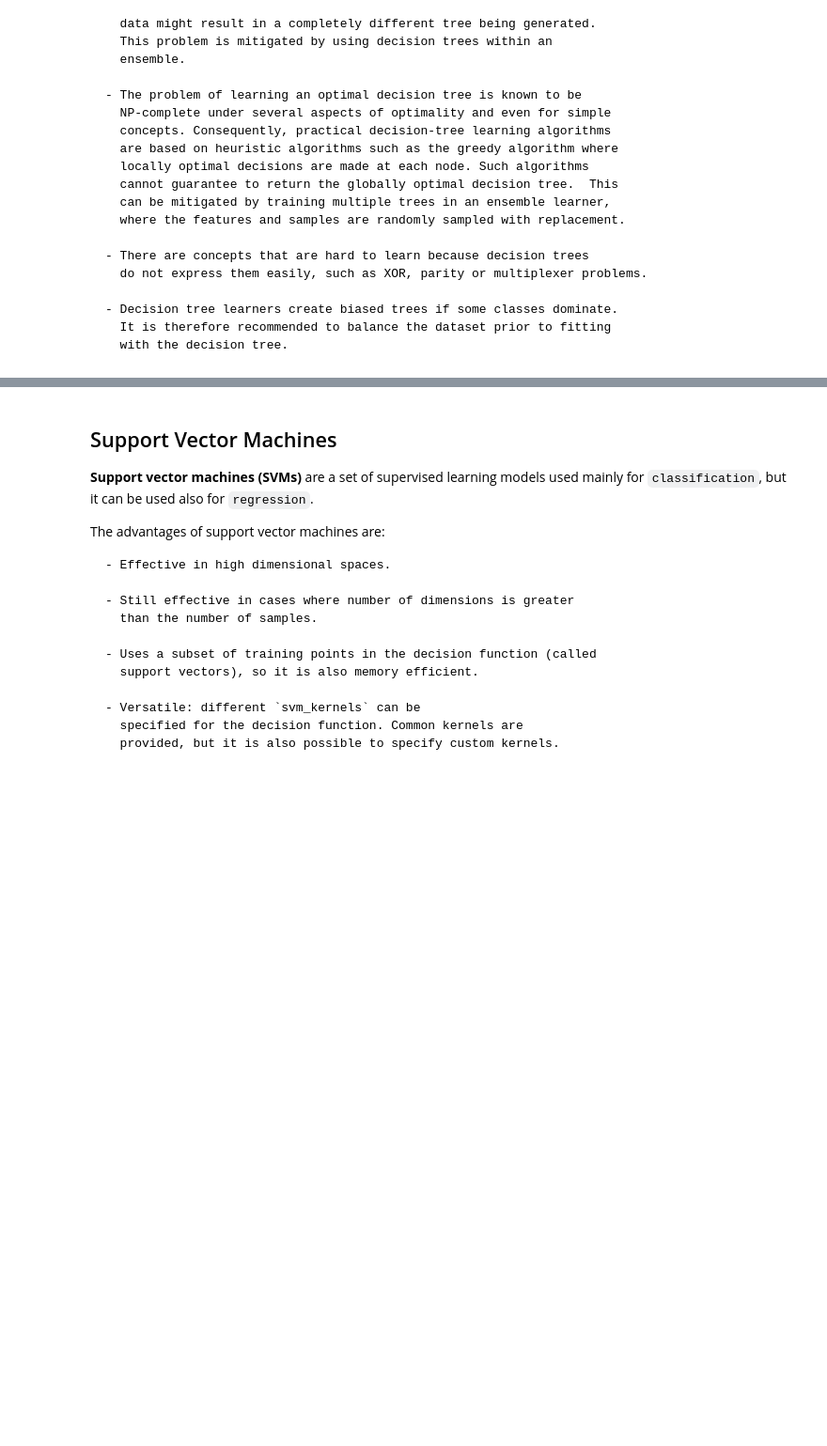
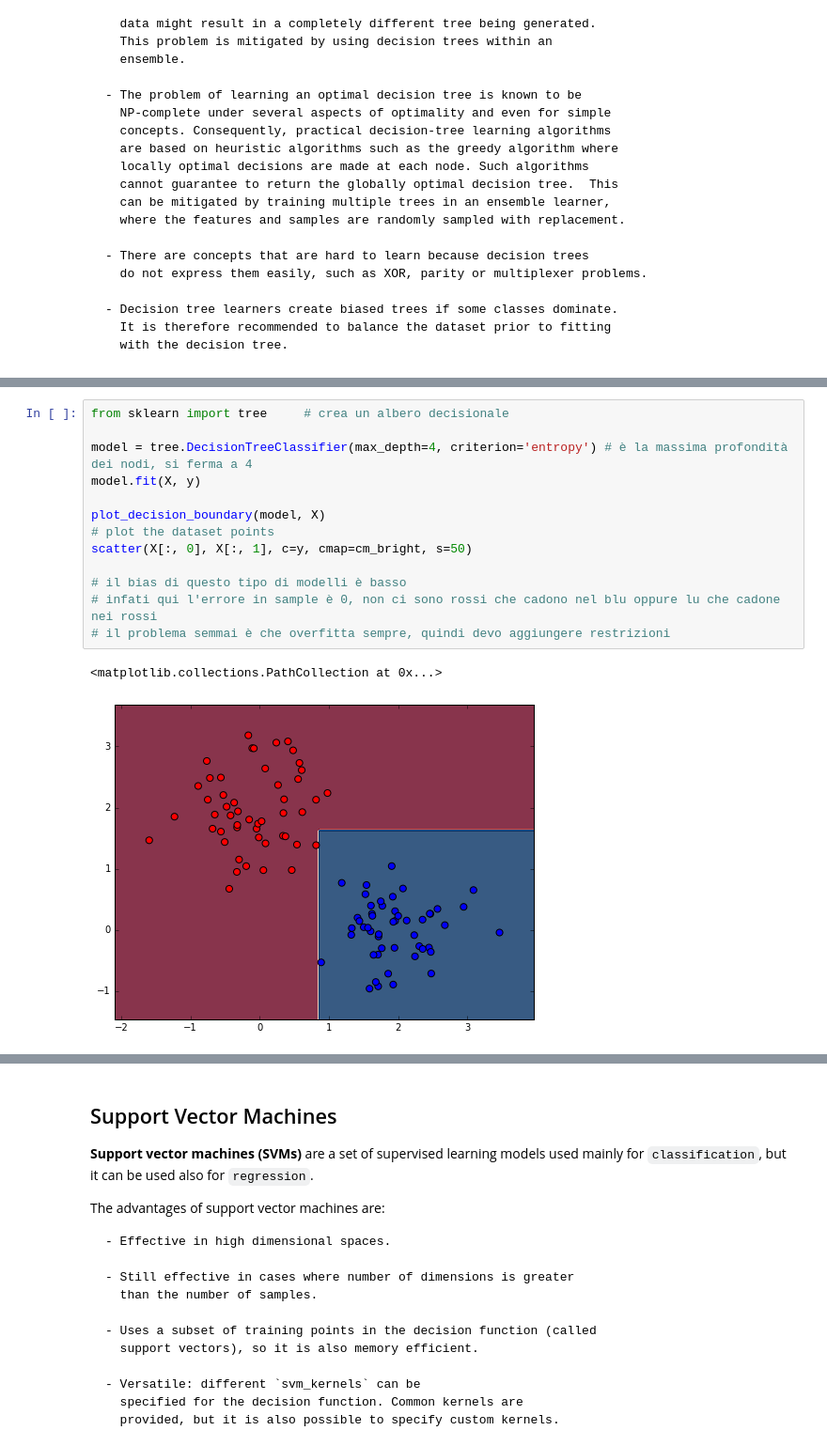
Before and after one commit to giuliacarletti/BigDive, a Jupyter notebook: datascience/ml/ML2-Classifiers_Lezione_11_nov_2016.ipynb, the cells around one changed output, grey strips where cells are left out. Shown at 94% size. Saved outputs shown, nothing was run; the diff lists cells and outputs as text; blank space fills up the shorter version.

```diff
--- a/datascience/ml/ML2-Classifiers_Lezione_11_nov_2016.ipynb
+++ b/datascience/ml/ML2-Classifiers_Lezione_11_nov_2016.ipynb
@@ -230,0 +413,16 @@ scatter(X[:, 0], X[:, 1], c=y, cmap=cm_bright, s=50)
+# %%
+from sklearn import tree     # crea un albero decisionale
+
+model = tree.DecisionTreeClassifier(max_depth=4, criterion='entropy') # è la massima profondità dei nodi, si ferma a 4
+model.fit(X, y)
+
+plot_decision_boundary(model, X)
+# plot the dataset points
+scatter(X[:, 0], X[:, 1], c=y, cmap=cm_bright, s=50)
+
+# il bias di questo tipo di modelli è basso
+# infati qui l'errore in sample è 0, non ci sono rossi che cadono nel blu oppure lu che cadone nei rossi
+# il problema semmai è che overfitta sempre, quindi devo aggiungere restrizioni
+# %% [output]
+<matplotlib.collections.PathCollection at 0x...>
+[figure, added]
```
Also changed, not shown: parts of 54 cells of this notebook, 5 other files.
